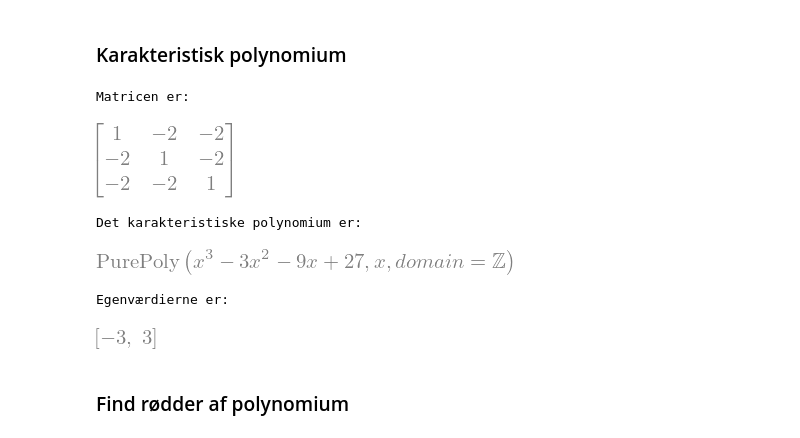
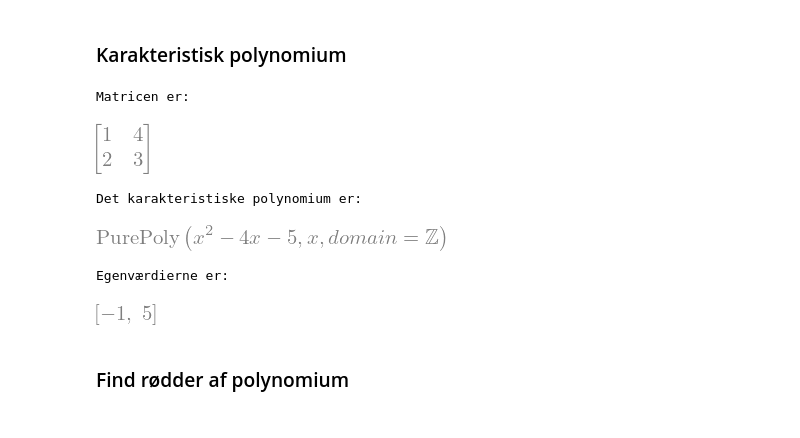
Before and after one commit to Focus9752/LinAlys, a Jupyter notebook: Eksamen/eksamensscript.ipynb, the cells around one changed output. Saved outputs shown, nothing was run; the diff lists cells and outputs as text; code cells hidden in the pictures.

```diff
--- a/Eksamen/eksamensscript.ipynb
+++ b/Eksamen/eksamensscript.ipynb
@@ -84,32 +84,32 @@ Punktet
 # %%
 import sympy as sp
 from sympy.abc import x, y
 from sympy import Matrix
 
 sp.init_printing()
 
 # Definer matricen her
-A = Matrix([[1, -2, -2], [-2, 1, -2], [-2, -2, 1]])
+A = Matrix([[1, 4], [2, 3]])
 
 print("Matricen er:")
 display(A)
 
 # I Python er lambda et reserveret symbol, så vi bruger x i stedet
 charpol = A.charpoly(x)
 
 print("Det karakteristiske polynomium er:")
 display(charpol)
 
 # Udregn egenværdierne
 eigs = sp.solve(charpol, x)
 
 print("Egenværdierne er:")
 display(eigs)
 # %% [output]
 Matricen er:
-[figure, old version]
+[figure, new version]
 Det karakteristiske polynomium er:
-[figure, old version]
+[figure, new version]
 Egenværdierne er:
 [figure]
 # %% [markdown]
```
Also changed, not shown: parts of 1 cell of this notebook.
